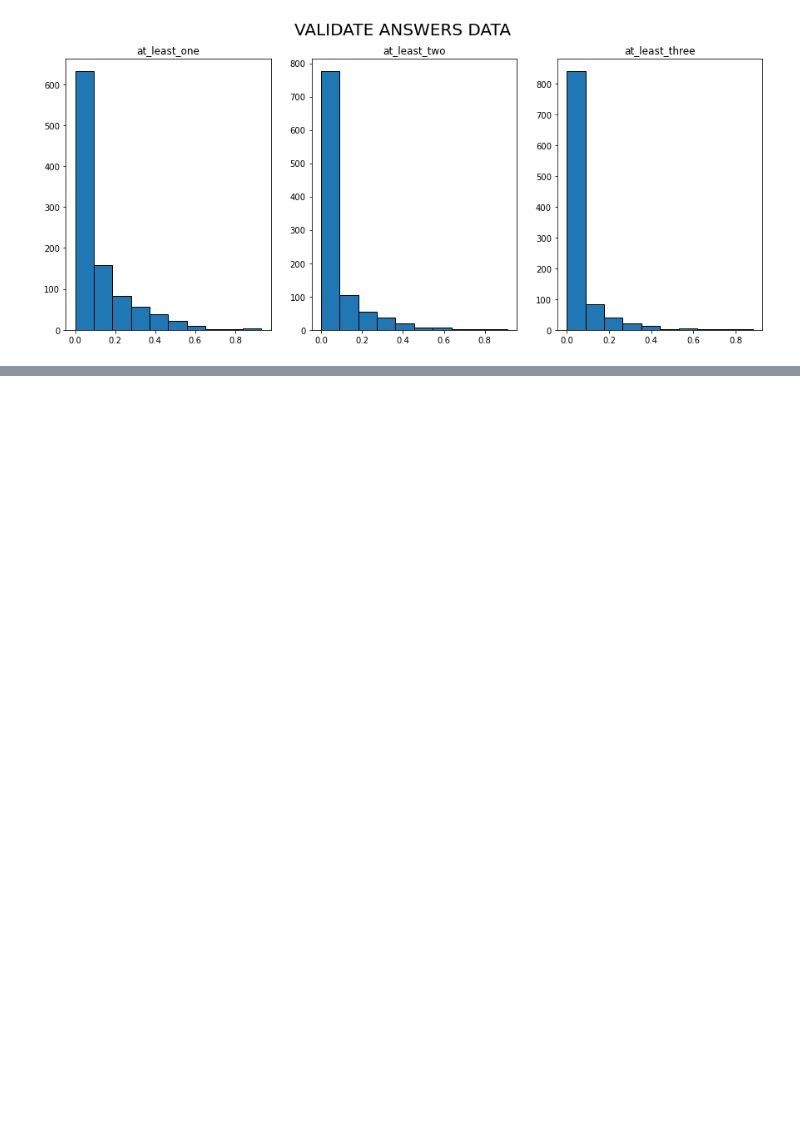
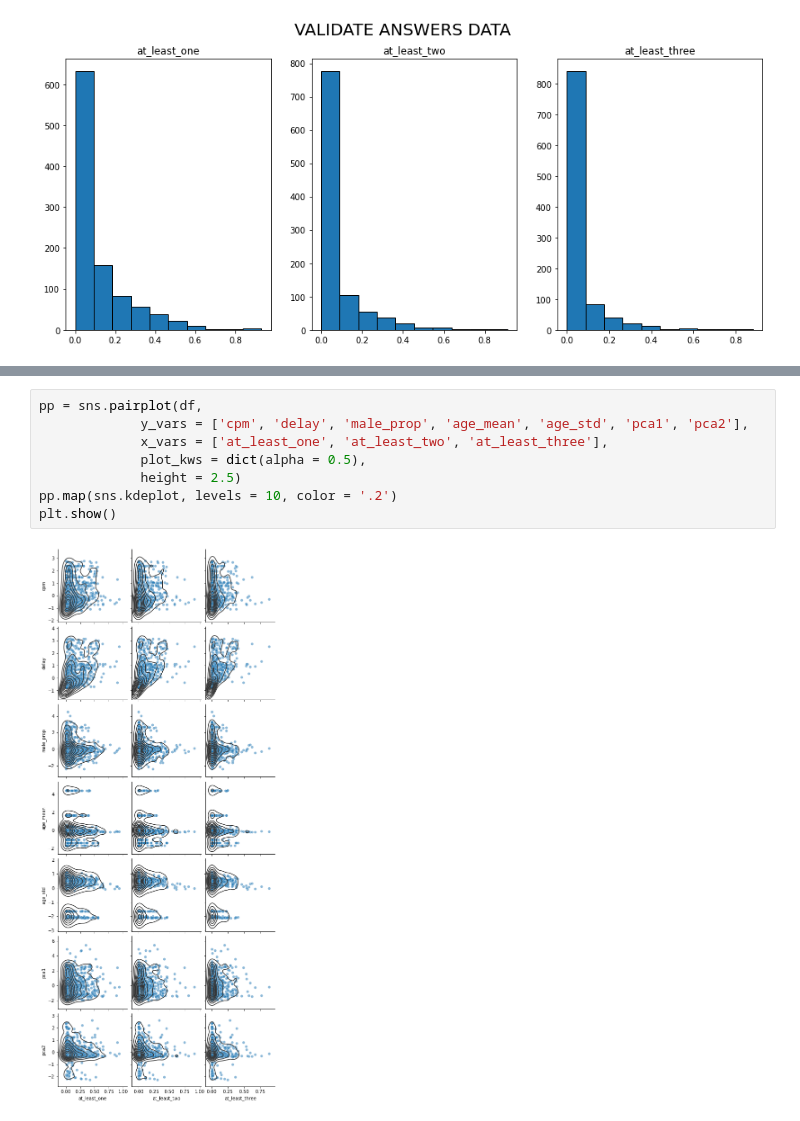
Before and after one commit to TimurPshITMO/VK_LL_2025, a Jupyter notebook: data_view.ipynb, the cells around one changed output, grey strips where cells are left out. Cells and saved outputs as stored; diff of their text form; blank space fills up the shorter version.

```diff
--- a/data_view.ipynb
+++ b/data_view.ipynb
@@ -159,0 +238,10 @@ plt.show()
+# %%
+pp = sns.pairplot(df,
+             y_vars = ['cpm', 'delay', 'male_prop', 'age_mean', 'age_std', 'pca1', 'pca2'],
+             x_vars = ['at_least_one', 'at_least_two', 'at_least_three'],
+             plot_kws = dict(alpha = 0.5),
+             height = 2.5)
+pp.map(sns.kdeplot, levels = 10, color = '.2')
+plt.show()
+# %% [output]
+[figure, added]
```
Also changed, not shown: parts of 20 cells of this notebook.
